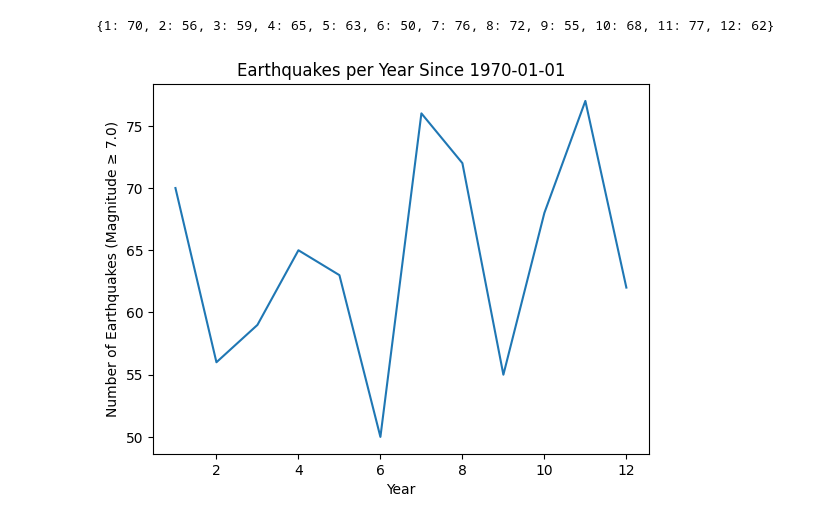
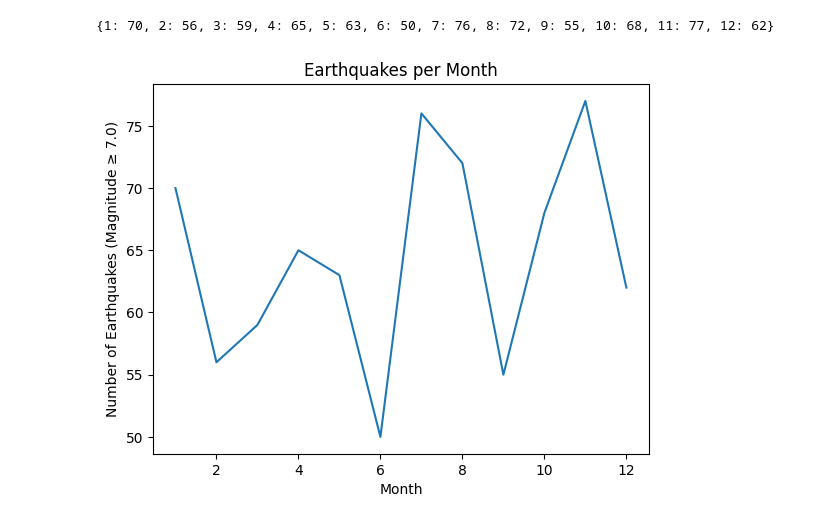
Before and after one commit to PeterSpitz/cap-comp215, a Jupyter notebook: labs/lab01-intro.ipynb, the cells around one changed output. Saved outputs shown, nothing was run; the diff lists cells and outputs as text; code cells hidden in the pictures.

```diff
--- a/labs/lab01-intro.ipynb
+++ b/labs/lab01-intro.ipynb
@@ -302,9 +302,9 @@ print(earthquake_counts)
 # %%
 plt.figure()
 plt.plot(earthquake_counts.keys(), earthquake_counts.values())
-plt.xlabel("Year")
+plt.xlabel("Month")
 plt.ylabel(f"Number of Earthquakes (Magnitude ≥ {params['minmagnitude']})")
-plt.title(f"Earthquakes per Year Since {params['starttime']}")
+plt.title(f"Earthquakes per Month")
 plt.show()
 # %% [output]
-[figure, old version]
+[figure, new version]
```
Also changed, not shown: parts of 3 cells of this notebook.
